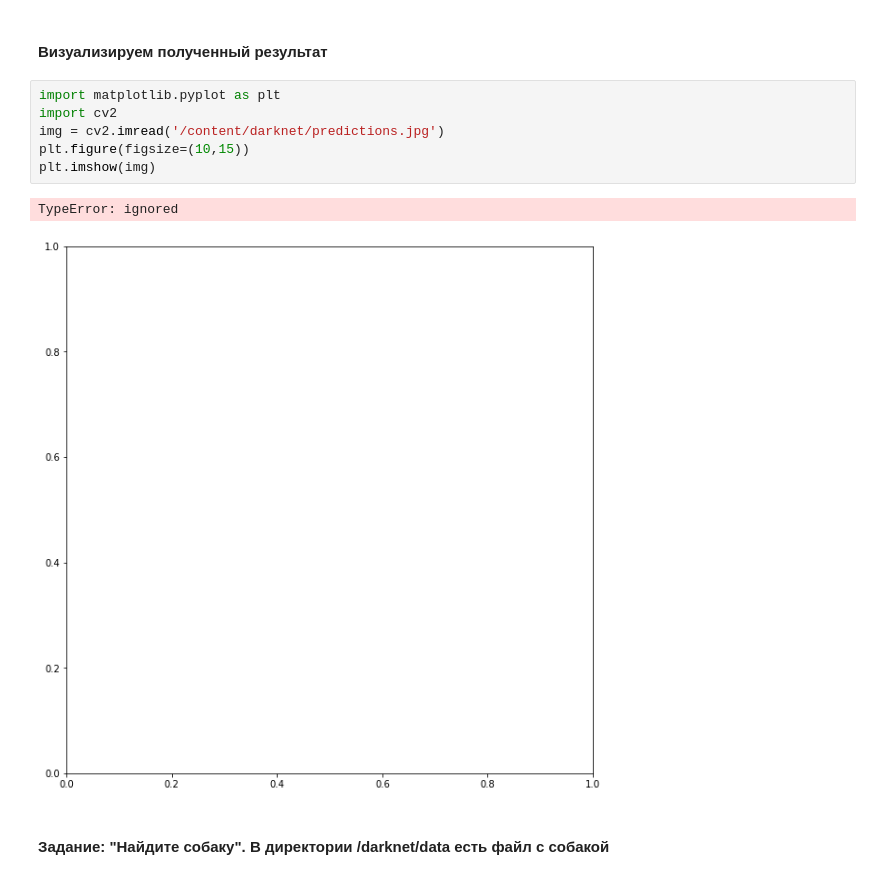
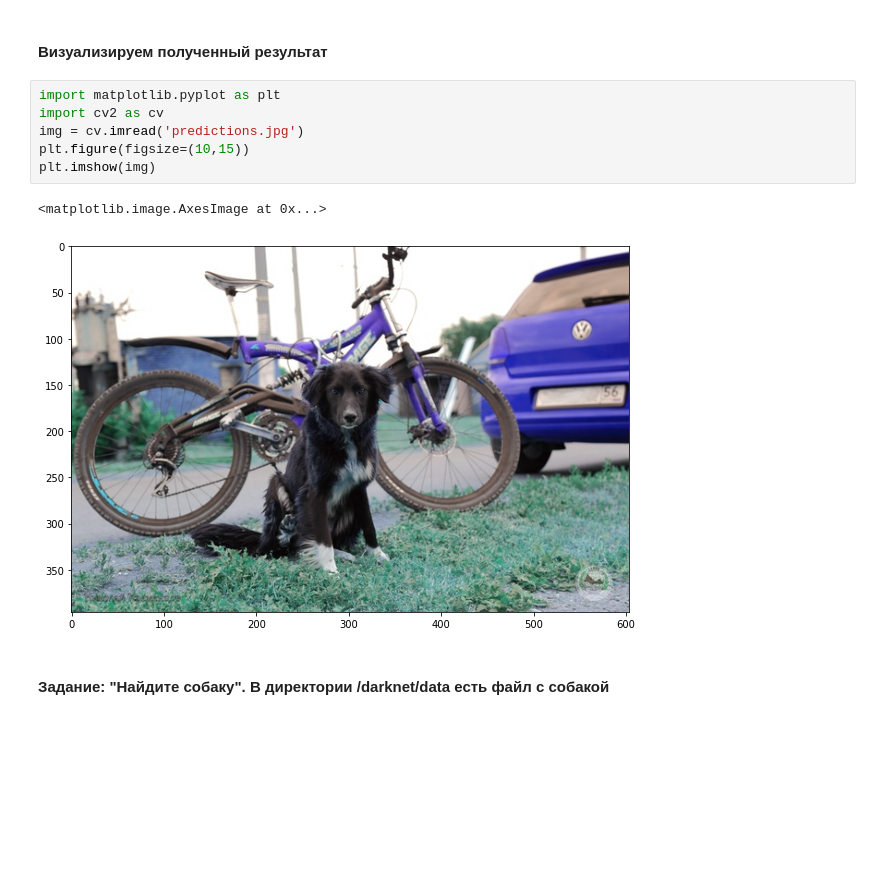
Before and after one commit to otopiachka/markdown-doc, a Jupyter notebook: Seminar_extra_ipynb.ipynb, the cells around one changed output. Saved outputs shown, nothing was run; the diff lists cells and outputs as text; blank space fills up the shorter version.

```diff
--- a/Seminar_extra_ipynb.ipynb
+++ b/Seminar_extra_ipynb.ipynb
@@ -393,13 +406,13 @@ darknet: ./src/utils.c:331: error: Assertion `0' failed.
 #### Визуализируем полученный результат
 # %%
 import matplotlib.pyplot as plt
-import cv2
-img = cv2.imread('/content/darknet/predictions.jpg')
+import cv2 as cv
+img = cv.imread('predictions.jpg')
 plt.figure(figsize=(10,15))
 plt.imshow(img)
 # %% [output]
-TypeError: ignored
+<matplotlib.image.AxesImage at 0x...>
-[figure, old version]
+[figure, new version]
 # %% [markdown]
 #### Задание: "Найдите собаку". В директории /darknet/data есть файл с собакой
 # %%
```
Also changed, not shown: parts of 16 cells of this notebook.
